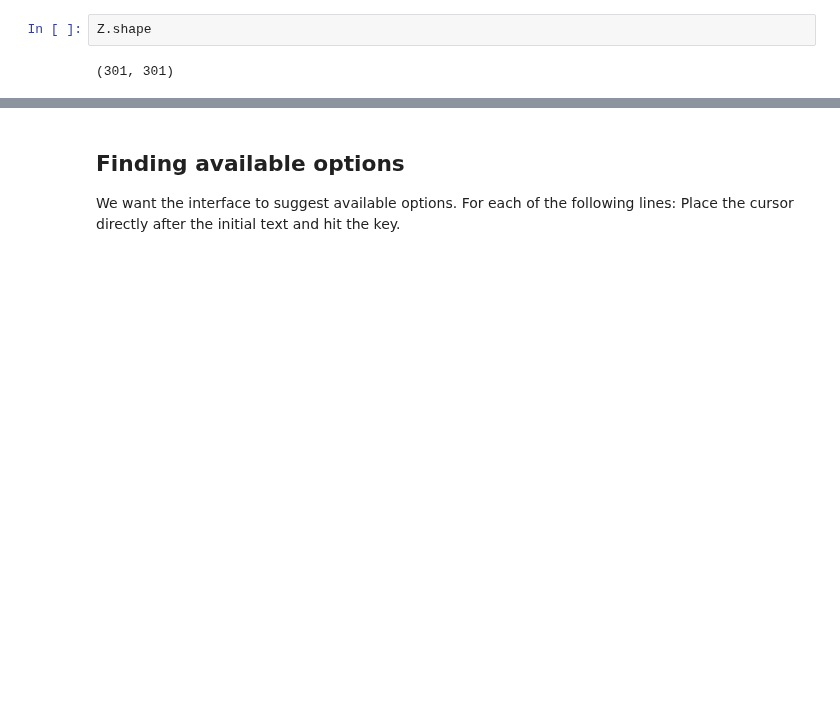
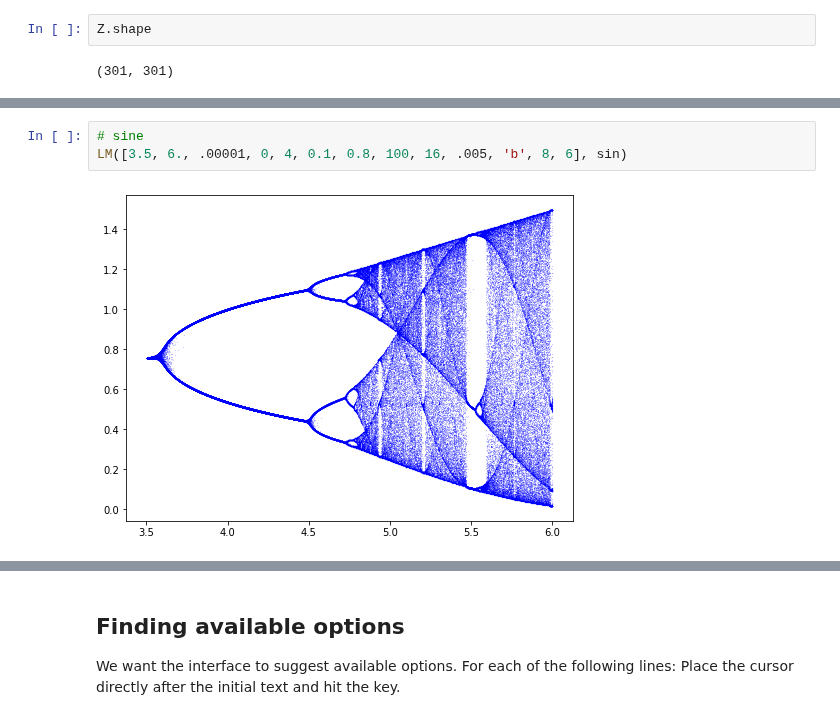
Before and after one commit to robfatland/othermathclub, a Jupyter notebook: howto.ipynb, the cells around one changed output, grey strips where cells are left out. Drawn from its saved outputs; the diff is of its cells as text; blank space fills up the shorter version.

```diff
--- a/howto.ipynb
+++ b/howto.ipynb
@@ -381,0 +463,5 @@ Z.shape
+# %%
+# sine
+LM([3.5, 6., .00001, 0, 4, 0.1, 0.8, 100, 16, .005, 'b', 8, 6], sin)
+# %% [output]
+[figure, added]
```
Also changed, not shown: parts of 14 cells of this notebook, 1 other file.
